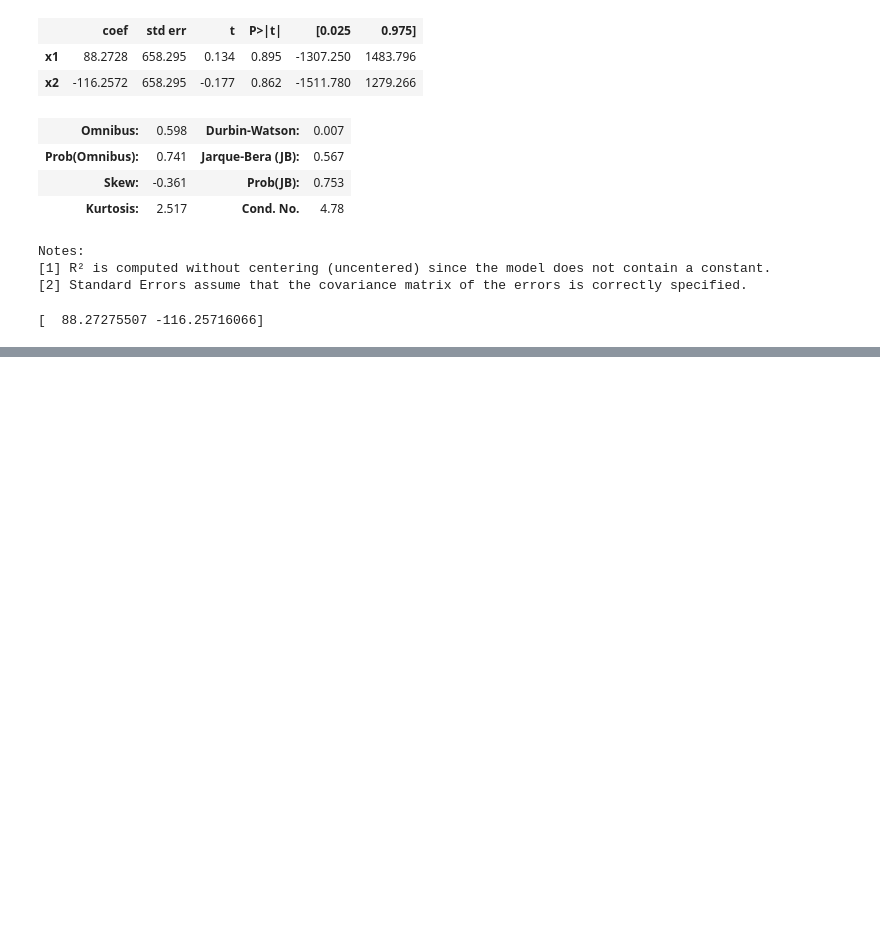
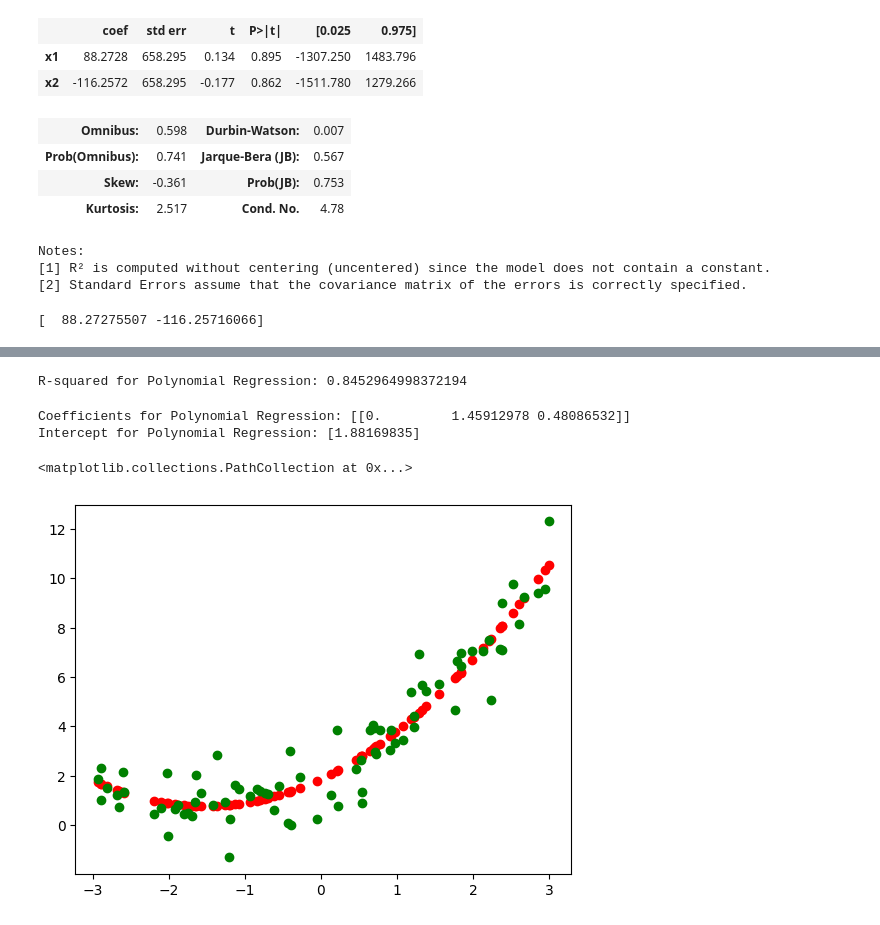
Before and after one commit to abhik12295/Data-Science-Learning, a Jupyter notebook: Core ML Topics/5. ML Algos/1. Linear Regression.ipynb, the cells around one changed output, grey strips where cells are left out. Cells and saved outputs as stored; diff of their text form; code cells hidden in the pictures; blank space fills up the shorter version.

```diff
--- a/Core ML Topics/5. ML Algos/1. Linear Regression.ipynb
+++ b/Core ML Topics/5. ML Algos/1. Linear Regression.ipynb
@@ -983,0 +1023,7 @@ print(linear_model.coef_)
+# %%
+# solve this regression problem using polynomial regression
+from sklearn.preprocessing import PolynomialFeatures
+poly = PolynomialFeatures(degree=2, include_bias=True)  # Create polynomial features of degree 2
+X_train_poly = poly.fit_transform(X_train)  # Transform the training data
+X_test_poly = poly.transform(X_test)  # Transform the test data using the same polynomial features
+poly_model = LinearRegression()  # Create a new linear regression model
@@ -983,0 +1050,19 @@ print(linear_model.coef_)
+# %%
+poly_model.fit(X_train_poly, y_train)  # Fit the polynomial model to the training data
+y_pred_poly = poly_model.predict(X_test_poly)  # Predict the test data
+score_r2_poly = r2_score(y_test, y_pred_poly)
+print("R-squared for Polynomial Regression:", score_r2_poly)
+# %% [output]
+R-squared for Polynomial Regression: 0.8452964998372194
+# %%
+print("Coefficients for Polynomial Regression:", poly_model.coef_)
+print("Intercept for Polynomial Regression:", poly_model.intercept_)
+# %% [output]
+Coefficients for Polynomial Regression: [[0.         1.45912978 0.48086532]]
+Intercept for Polynomial Regression: [1.88169835]
+# %%
+plt.scatter(X_train, poly_model.predict(X_train_poly), color='red', label='Polynomial Regression Model')
+plt.scatter(X_train, y_train, color='green', label='Training Data')
+# %% [output]
+<matplotlib.collections.PathCollection at 0x...>
+[figure, added]
```
Also changed, not shown: parts of 21 cells of this notebook.
